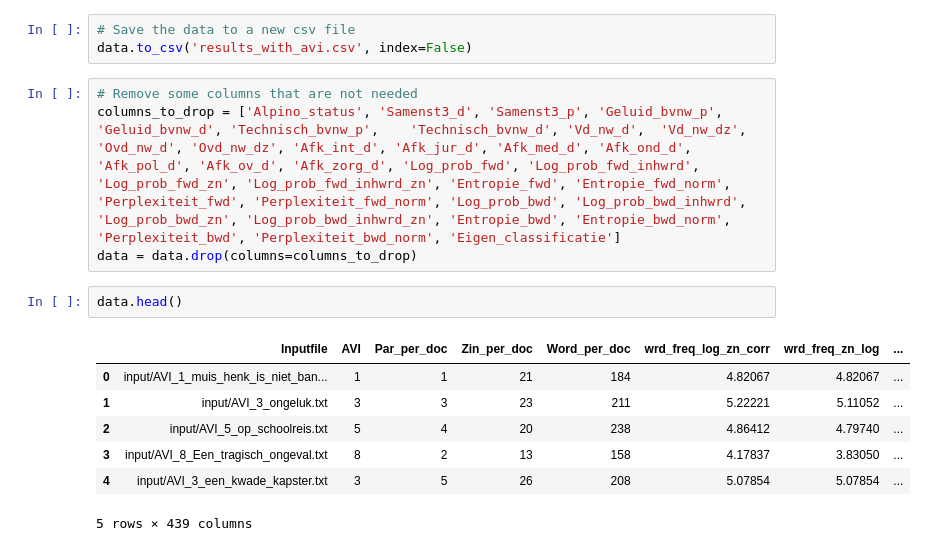
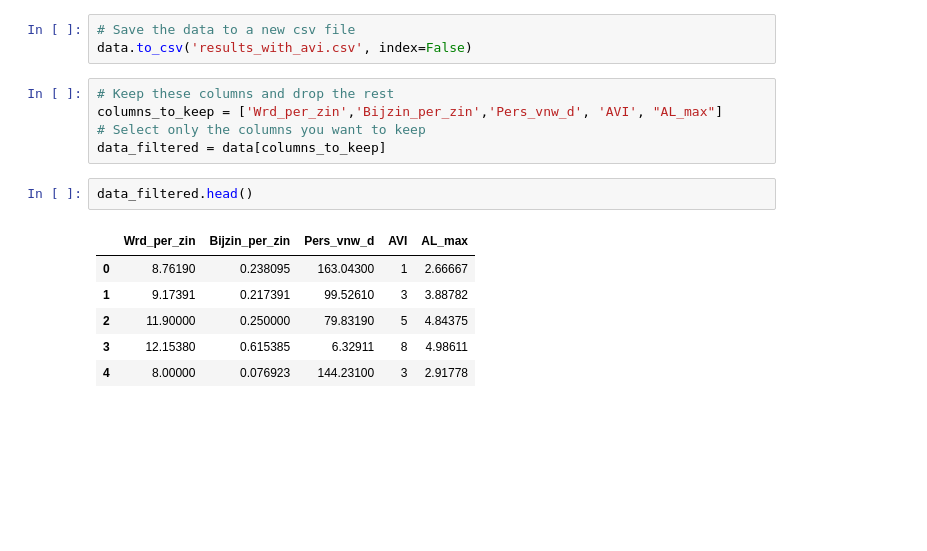
Before and after one commit to bramv-d/REDI, a Jupyter notebook: analyze-text-features.ipynb, the cells around one changed output. Drawn from its saved outputs; the diff is of its cells as text; blank space fills up the shorter version.

```diff
--- a/analyze-text-features.ipynb
+++ b/analyze-text-features.ipynb
@@ -41,18 +47,18 @@ data.head()
 # Save the data to a new csv file
 data.to_csv('results_with_avi.csv', index=False)
 # %%
-# Remove some columns that are not needed
-columns_to_drop = ['Alpino_status', 'Samenst3_d', 'Samenst3_p', 'Geluid_bvnw_p',	'Geluid_bvnw_d', 'Technisch_bvnw_p',	'Technisch_bvnw_d', 'Vd_nw_d',	'Vd_nw_dz', 'Ovd_nw_d', 'Ovd_nw_dz', 'Afk_int_d', 'Afk_jur_d', 'Afk_med_d', 'Afk_ond_d', 'Afk_pol_d', 'Afk_ov_d', 'Afk_zorg_d', 'Log_prob_fwd', 'Log_prob_fwd_inhwrd', 'Log_prob_fwd_zn', 'Log_prob_fwd_inhwrd_zn', 'Entropie_fwd', 'Entropie_fwd_norm', 'Perplexiteit_fwd', 'Perplexiteit_fwd_norm', 'Log_prob_bwd', 'Log_prob_bwd_inhwrd', 'Log_prob_bwd_zn', 'Log_prob_bwd_inhwrd_zn', 'Entropie_bwd', 'Entropie_bwd_norm', 'Perplexiteit_bwd', 'Perplexiteit_bwd_norm', 'Eigen_classificatie']
-data = data.drop(columns=columns_to_drop)
+# Keep these columns and drop the rest
+columns_to_keep = ['Wrd_per_zin','Bijzin_per_zin','Pers_vnw_d', 'AVI', "AL_max"]
+# Select only the columns you want to keep
+data_filtered = data[columns_to_keep]
 # %%
-data.head()
+data_filtered.head()
 # %% [output]
-|  | Inputfile | AVI | Par_per_doc | Zin_per_doc | Word_per_doc | wrd_freq_log_zn_corr | wrd_freq_zn_log | ... |
-| 0 | input/AVI_1_muis_henk_is_niet_ban... | 1 | 1 | 21 | 184 | 4.82067 | 4.82067 | ... |
-| 1 | input/AVI_3_ongeluk.txt | 3 | 3 | 23 | 211 | 5.22221 | 5.11052 | ... |
-| 2 | input/AVI_5_op_schoolreis.txt | 5 | 4 | 20 | 238 | 4.86412 | 4.79740 | ... |
-| 3 | input/AVI_8_Een_tragisch_ongeval.txt | 8 | 2 | 13 | 158 | 4.17837 | 3.83050 | ... |
-| 4 | input/AVI_3_een_kwade_kapster.txt | 3 | 5 | 26 | 208 | 5.07854 | 5.07854 | ... |
+|  | Wrd_per_zin | Bijzin_per_zin | Pers_vnw_d | AVI | AL_max |
+| 0 | 8.76190 | 0.238095 | 163.04300 | 1 | 2.66667 |
+| 1 | 9.17391 | 0.217391 | 99.52610 | 3 | 3.88782 |
+| 2 | 11.90000 | 0.250000 | 79.83190 | 5 | 4.84375 |
+| 3 | 12.15380 | 0.615385 | 6.32911 | 8 | 4.98611 |
+| 4 | 8.00000 | 0.076923 | 144.23100 | 3 | 2.91778 |
-5 rows × 439 columns
 # %%
 # Define test and train data
```
Also changed, not shown: parts of 9 cells of this notebook, 1 other file.
